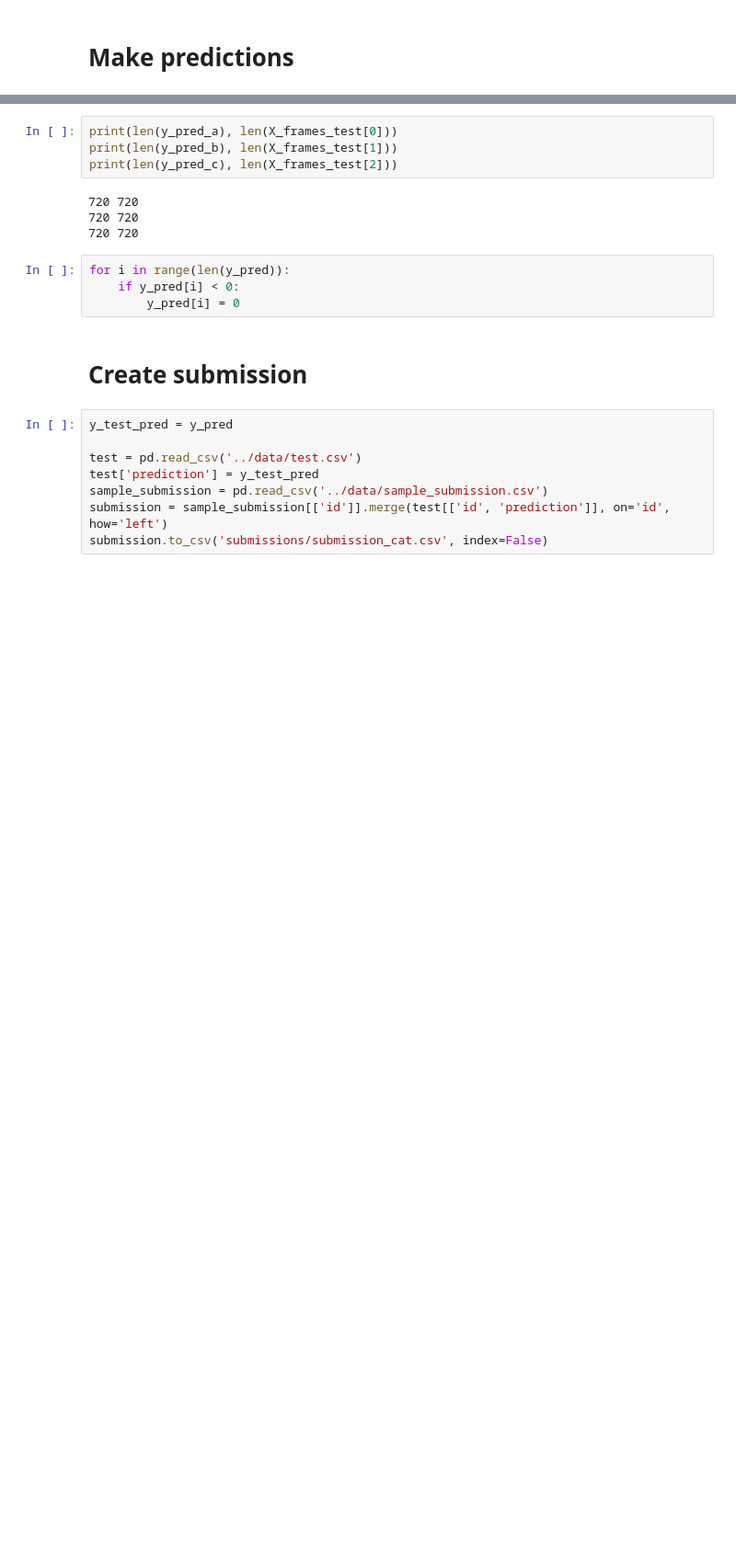
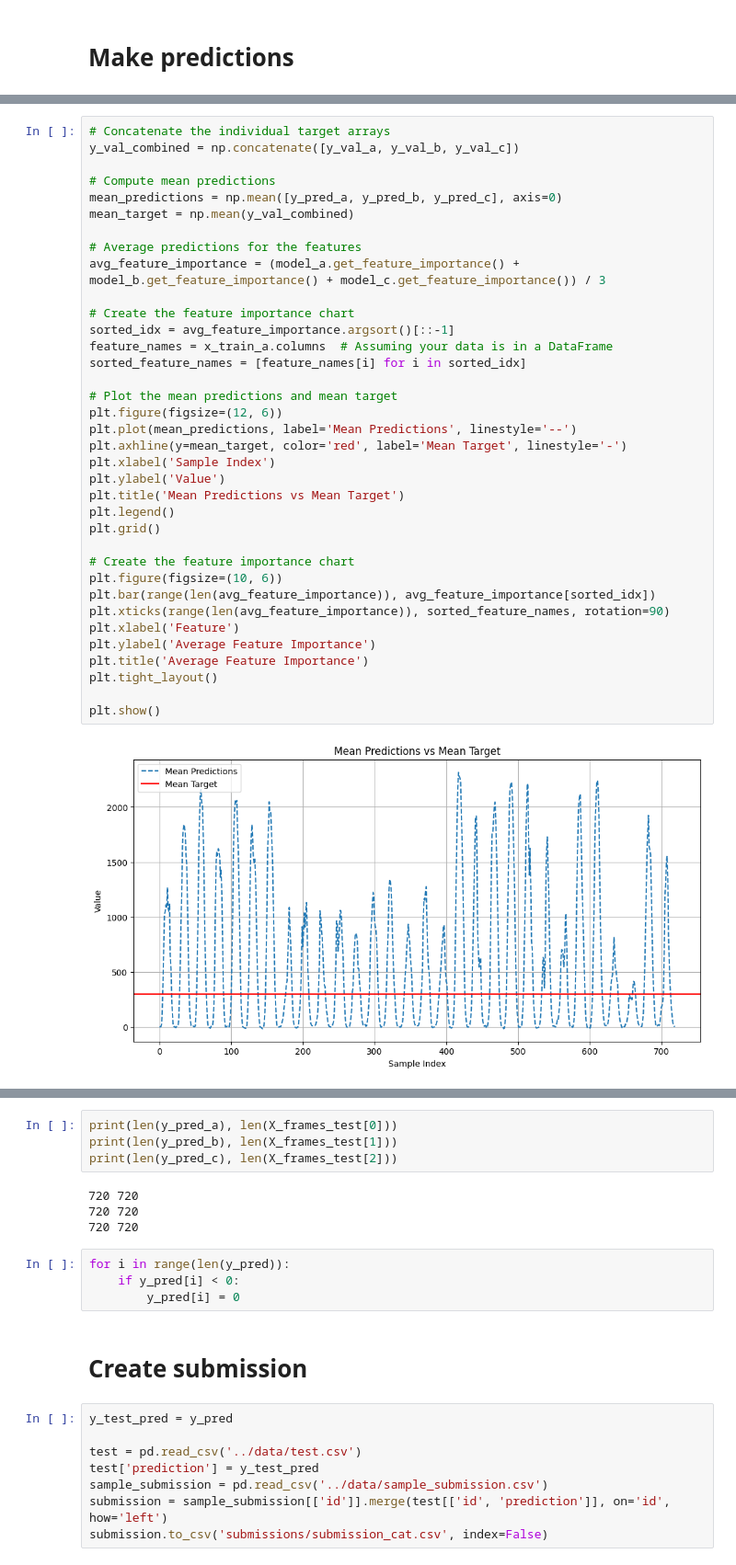
Before and after one commit to olejacobmellgren/solar-panel-energy-ml, a Jupyter notebook: model_notebooks/catboost.ipynb, the cells around one changed output, grey strips where cells are left out. Shown: that part at 92% size. Cells and saved outputs as stored; diff of their text form; blank space fills up the shorter version.

```diff
--- a/model_notebooks/catboost.ipynb
+++ b/model_notebooks/catboost.ipynb
@@ -382 +382,39 @@ y_pred = np.concatenate((y_pred_a, y_pred_b, y_pred_c), axis=0)
 720
+# %%
+# Concatenate the individual target arrays
+y_val_combined = np.concatenate([y_val_a, y_val_b, y_val_c])
+
+# Compute mean predictions
+mean_predictions = np.mean([y_pred_a, y_pred_b, y_pred_c], axis=0)
+mean_target = np.mean(y_val_combined)
+
+# Average predictions for the features
+avg_feature_importance = (model_a.get_feature_importance() + model_b.get_feature_importance() + model_c.get_feature_importance()) / 3
+
+# Create the feature importance chart
+sorted_idx = avg_feature_importance.argsort()[::-1]
+feature_names = x_train_a.columns  # Assuming your data is in a DataFrame
+sorted_feature_names = [feature_names[i] for i in sorted_idx]
+
+# Plot the mean predictions and mean target
+plt.figure(figsize=(12, 6))
+plt.plot(mean_predictions, label='Mean Predictions', linestyle='--')
+plt.axhline(y=mean_target, color='red', label='Mean Target', linestyle='-')
+plt.xlabel('Sample Index')
+plt.ylabel('Value')
+plt.title('Mean Predictions vs Mean Target')
+plt.legend()
+plt.grid()
+
+# Create the feature importance chart
+plt.figure(figsize=(10, 6))
+plt.bar(range(len(avg_feature_importance)), avg_feature_importance[sorted_idx])
+plt.xticks(range(len(avg_feature_importance)), sorted_feature_names, rotation=90)
+plt.xlabel('Feature')
+plt.ylabel('Average Feature Importance')
+plt.title('Average Feature Importance')
+plt.tight_layout()
+
+plt.show()
+# %% [output]
+[figure, added]
```
Also changed, not shown: parts of 9 cells of this notebook, 5 other files.
